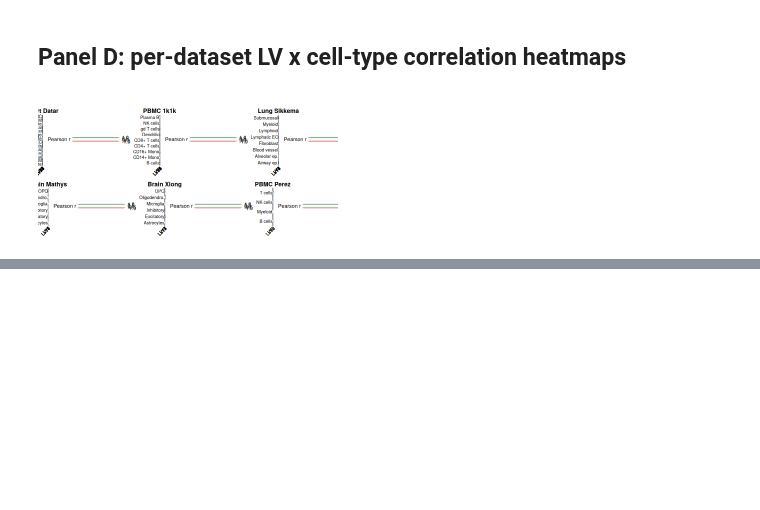
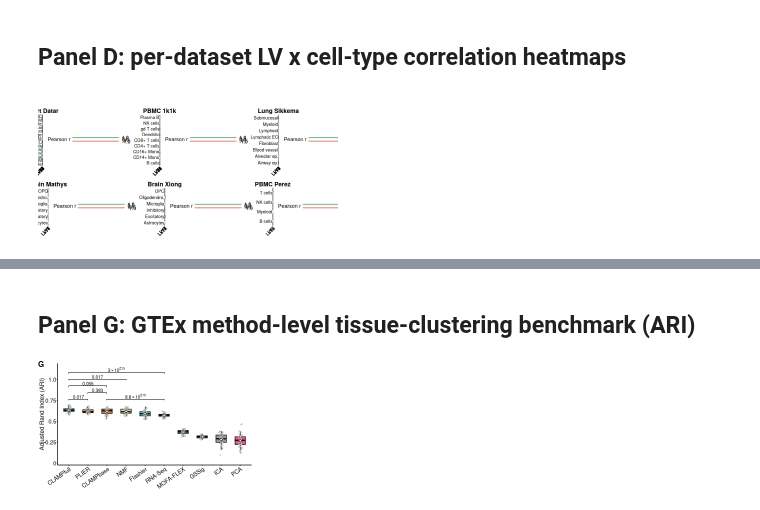
Before and after one commit to pivlab/clamp-analyses, a Jupyter notebook: nbs/99_panels/supp1.executed.ipynb, the cells around one changed output, grey strips where cells are left out. Cells and saved outputs as stored; diff of their text form; code cells hidden in the pictures; blank space fills up the shorter version.

```diff
--- a/nbs/99_panels/supp1.executed.ipynb
+++ b/nbs/99_panels/supp1.executed.ipynb
@@ -722,0 +677,67 @@ output directory: output/99_panels/supp1
+# %% [markdown]
+## Panel G: GTEx method-level tissue-clustering benchmark (ARI)
+# %%
+ari_data        <- fread(snakemake@input[["ari_data"]])
+ari_comparisons <- fread(snakemake@input[["ari_comparisons"]])
+stopifnot(all(c("method", "ari") %in% names(ari_data)))
+stopifnot(all(c("a", "b", "q") %in% names(ari_comparisons)))
+
+ari_data[, method := fifelse(method == "GenomicSuperSignature", "GSSig", method)]
+ari_comparisons[, a := fifelse(a == "GenomicSuperSignature", "GSSig", a)]
+ari_comparisons[, b := fifelse(b == "GenomicSuperSignature", "GSSig", b)]
+
+ari_method_means <- ari_data[, .(m = mean(ari, na.rm = TRUE)), by = method]
+G_PINNED_ORDER <- c("CLAMPfull", "PLIER", "CLAMPbase", "NMF")
+G_PINNED_ORDER <- G_PINNED_ORDER[G_PINNED_ORDER %in% ari_method_means$method]
+method_order_ari <- c(
+  G_PINNED_ORDER,
+  ari_method_means[!method %in% G_PINNED_ORDER][order(-m), as.character(method)]
+)
+ari_data[, method := factor(method, levels = method_order_ari)]
+
+METHOD_COLORS_ARI <- MODEL_COLORS_RAW[method_order_ari]
+METHOD_COLORS_ARI[is.na(METHOD_COLORS_ARI)] <- "grey70"
+names(METHOD_COLORS_ARI) <- method_order_ari
+
+mean_df_ari <- ari_data[, .(mean_ari = mean(ari, na.rm = TRUE),
+                            max_ari  = max(ari, na.rm = TRUE)), by = method]
+mean_df_ari[, method := factor(method, levels = method_order_ari)]
+
+comp_ari <- copy(ari_comparisons)
+xpos_ari <- setNames(seq_along(method_order_ari), method_order_ari)
+comp_ari <- assign_bracket_tiers(comp_ari, xpos_ari)
+
+y_base_ari <- max(mean_df_ari$max_ari) + 0.05
+y_step_ari <- 0.080
+h_ari      <- 0.015
+y_max_ari  <- y_base_ari + (max(comp_ari$tier) - 1) * y_step_ari + h_ari + 0.085
+
+panel_G <- ggplot(ari_data, aes(method, ari, fill = method)) +
+  geom_boxplot(width = 0.55, outlier.shape = NA, colour = "black",
+               linewidth = 0.25, alpha = 0.85) +
+  geom_jitter(width = 0.10, size = 0.3, shape = 21, fill = "white",
+              colour = "#333333", stroke = 0.12, alpha = 0.75) +
+  geom_point(data = mean_df_ari, aes(x = method, y = mean_ari), shape = 23,
+             size = 1.1, fill = "white", colour = "black", stroke = 0.3,
+             inherit.aes = FALSE) +
+  scale_fill_manual(values = METHOD_COLORS_ARI, na.value = "grey70") +
+  scale_y_continuous(breaks = seq(0, 1, 0.25),
+                     labels = c("0", "0.25", "0.5", "0.75", "1.0"),
+                     expand = expansion(mult = c(0.02, 0.02))) +
+  coord_cartesian(ylim = c(0, y_max_ari), clip = "on") +
+  labs(x = NULL, y = "Adjusted Rand Index (ARI)") +
+  theme_nature_methods(grid = "none") +
+  theme(legend.position = "none",
+        axis.text.x = element_text(angle = 35, hjust = 1, vjust = 1, size = FS_AXIS_TEXT),
+        axis.title.y = element_text(angle = 90, margin = margin(r = 0.3)),
+        plot.margin = margin(1, 1, 1, 0.3, "mm"))
+
+panel_G <- add_brackets(panel_G, comp_ari,
+                        y_base = y_base_ari, y_step = y_step_ari, h = h_ari,
+                        size = pt_mm(FS_HEAT_LABEL_H))
+panel_G <- add_overlay_tag(panel_G, "G")
+
+options(repr.plot.width = 3.6, repr.plot.height = 2.2)
+print(panel_G)
+# %% [output]
+[figure, added]
```
Also changed, not shown: parts of 15 cells of this notebook, 3 other files.
